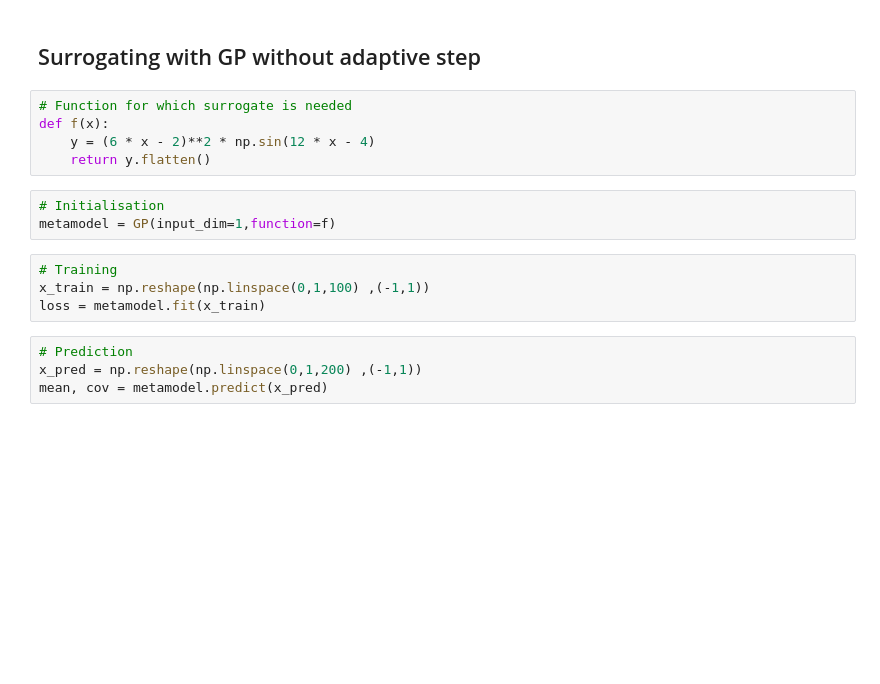
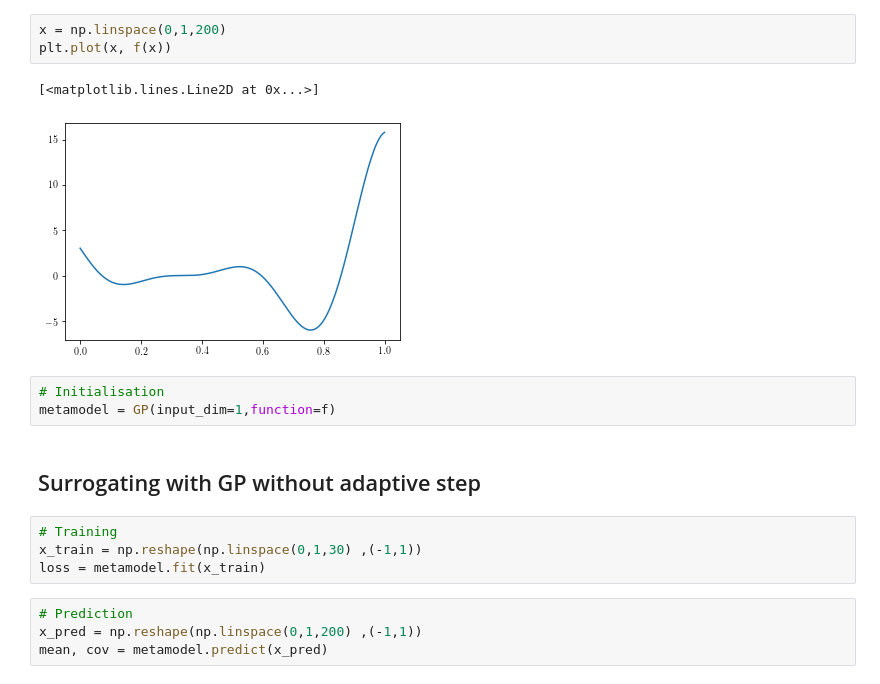
Before and after one commit to atulag0711/process-parameter-performance, a Jupyter notebook: Adaptive_GP/test_GP.ipynb, the cells around one changed output. Drawn from its saved outputs; the diff is of its cells as text; blank space fills up the shorter version.

```diff
--- a/Adaptive_GP/test_GP.ipynb
+++ b/Adaptive_GP/test_GP.ipynb
@@ -27,16 +43,17 @@ datetime = datetime.now().strftime("%Y_%m_%d-%I_%M_%S_%p")
+# %%
+x = np.linspace(0,1,200)
+plt.plot(x, f(x))
+# %% [output]
+[<matplotlib.lines.Line2D at 0x...>]
+[figure, added]
+# %%
+# Initialisation
+metamodel = GP(input_dim=1,function=f)
 # %% [markdown]
 ## Surrogating with GP without adaptive step
-# %%
-# Function for which surrogate is needed
-def f(x):
-    y = (6 * x - 2)**2 * np.sin(12 * x - 4)
-    return y.flatten()
-# %%
-# Initialisation
-metamodel = GP(input_dim=1,function=f)
 # %%
 # Training
-x_train = np.reshape(np.linspace(0,1,100) ,(-1,1))
+x_train = np.reshape(np.linspace(0,1,30) ,(-1,1))
 loss = metamodel.fit(x_train)
 # %%
 # Prediction
```
Also changed, not shown: parts of 19 cells of this notebook, 2 other files.
